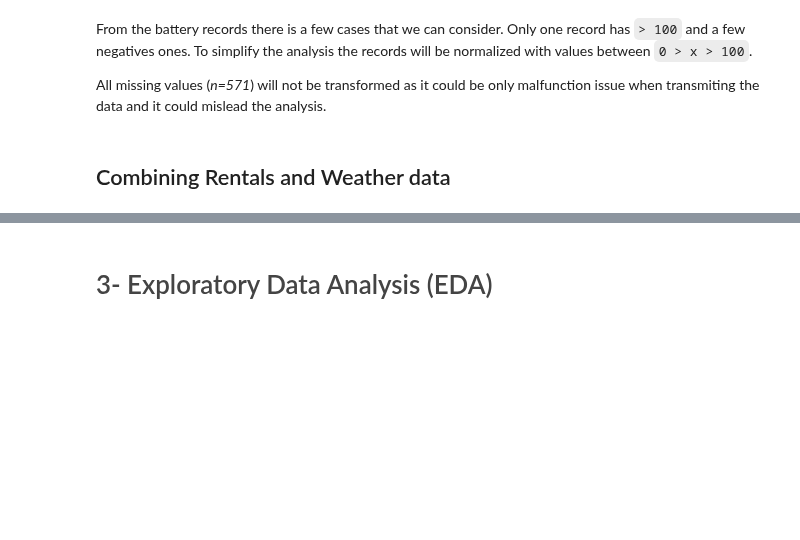
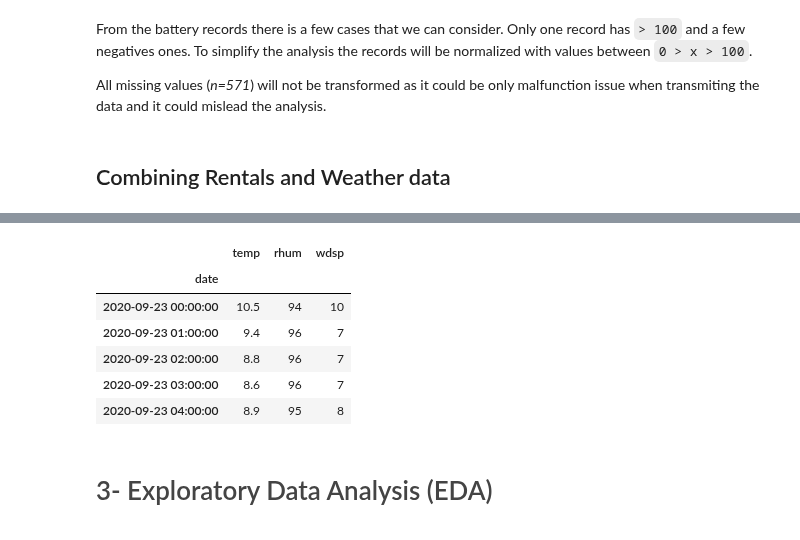
Before and after one commit to pessini/moby-bikes, a Jupyter notebook: notebooks/moby-demand-predicition.ipynb, the cells around one changed output, grey strips where cells are left out. Cells and saved outputs as stored; diff of their text form; code cells hidden in the pictures; blank space fills up the shorter version.

```diff
--- a/notebooks/moby-demand-predicition.ipynb
+++ b/notebooks/moby-demand-predicition.ipynb
@@ -422,0 +433,11 @@ new_rentals.to_csv('../data/interim/new_features_rentals.csv')
+# %%
+weather.set_index('date', inplace=True)
+weather.head()
+# %% [output]
+|  | temp | rhum | wdsp |
+| date |  |  |  |
+| 2020-09-23 00:00:00 | 10.5 | 94 | 10 |
+| 2020-09-23 01:00:00 | 9.4 | 96 | 7 |
+| 2020-09-23 02:00:00 | 8.8 | 96 | 7 |
+| 2020-09-23 03:00:00 | 8.6 | 96 | 7 |
+| 2020-09-23 04:00:00 | 8.9 | 95 | 8 |
```
Also changed, not shown: parts of 4 cells of this notebook.
